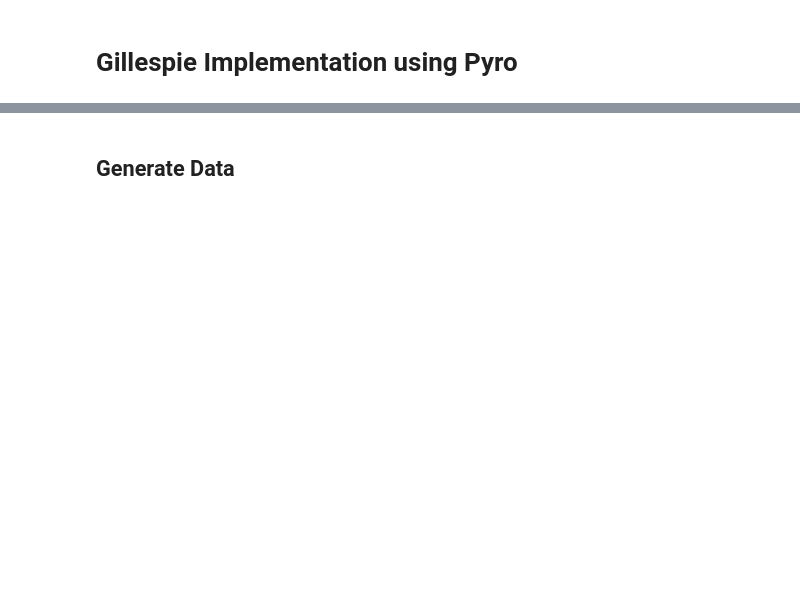
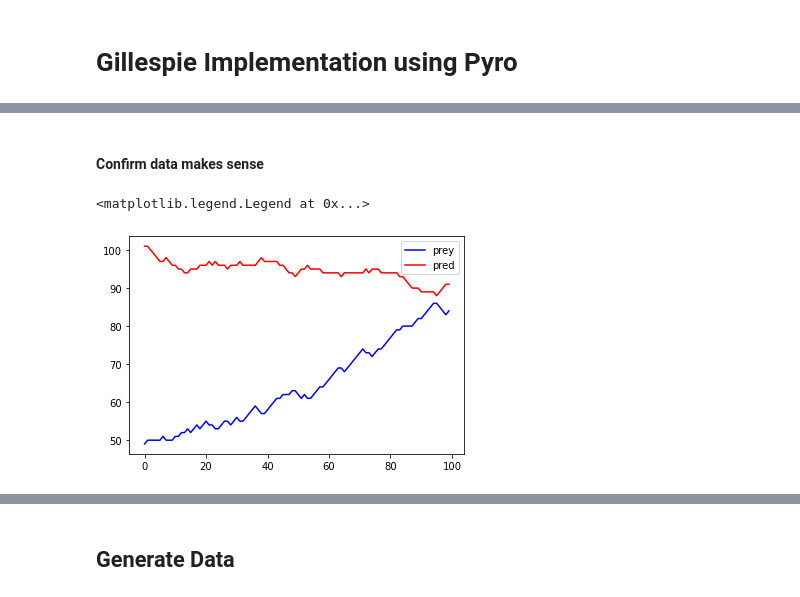
Before and after one commit to devonjkohler/gillespiePPL, a Jupyter notebook: Jupyter_Notebooks/Pyro_Implementation.ipynb, the cells around one changed output, grey strips where cells are left out. Saved outputs shown, nothing was run; the diff lists cells and outputs as text; code cells hidden in the pictures; blank space fills up the shorter version.

```diff
--- a/Jupyter_Notebooks/Pyro_Implementation.ipynb
+++ b/Jupyter_Notebooks/Pyro_Implementation.ipynb
@@ -11,0 +81,4 @@ import matplotlib.pyplot as plt
+# %%
+lv_data_temp = lotka_volterra_sampling(torch.zeros(100, 100, 2))
+lv_data = torch.stack(lv_data_temp)
+lv_data[0, :10]
@@ -11,0 +99,11 @@ import matplotlib.pyplot as plt
+# %% [markdown]
+#### Confirm data makes sense
+# %%
+fig, ax = plt.subplots()
+
+ax.plot(np.arange(lv_data.shape[1]), lv_data[1, :, 0], color = "blue", label = "prey")
+ax.plot(np.arange(lv_data.shape[1]), lv_data[1, :, 1], color = "red", label = "pred")
+plt.legend()
+# %% [output]
+<matplotlib.legend.Legend at 0x...>
+[figure, added]
```
Also changed, not shown: parts of 135 cells of this notebook, 14 other files.
